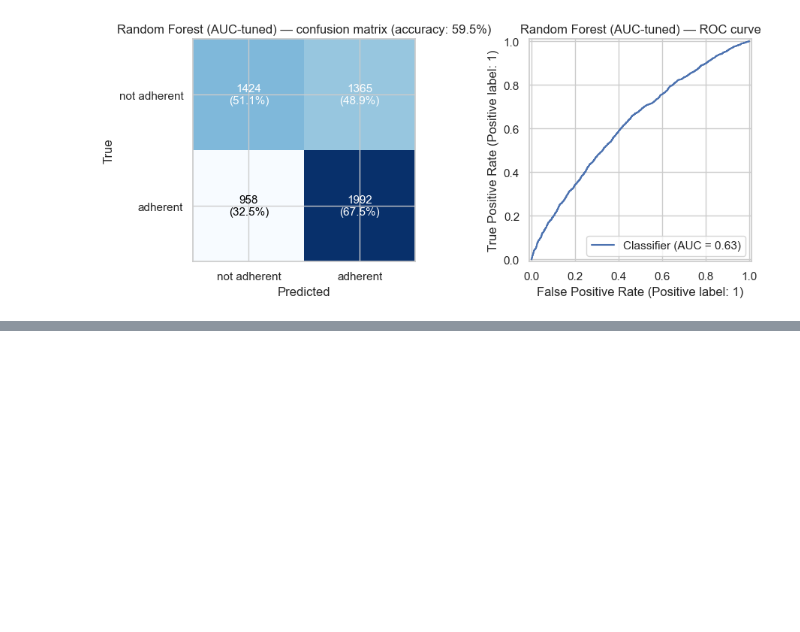
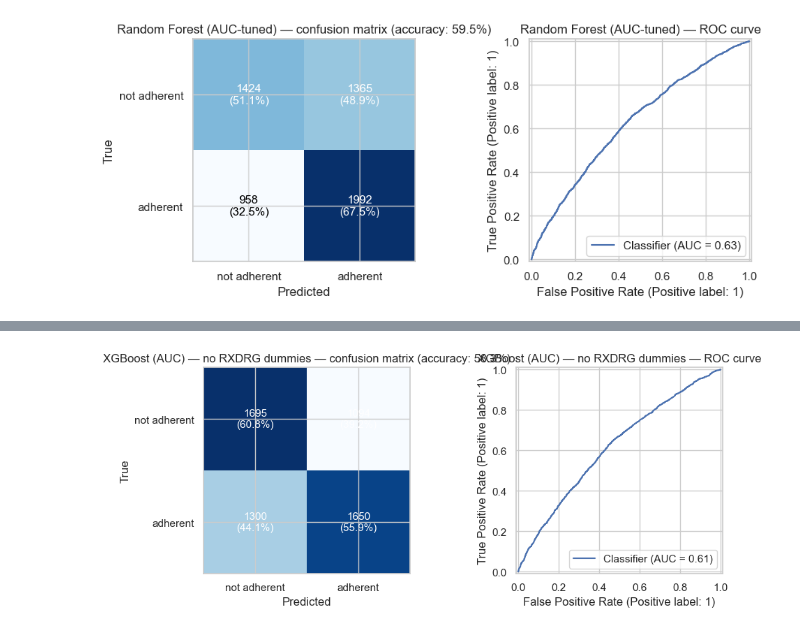
Before and after one commit to FrianaEngineer/Medical-Adherence, a Jupyter notebook: Notebooks/allYearMergeClean.ipynb, the cells around one changed output, grey strips where cells are left out. Cells and saved outputs as stored; diff of their text form; code cells hidden in the pictures; blank space fills up the shorter version.

```diff
--- a/Notebooks/allYearMergeClean.ipynb
+++ b/Notebooks/allYearMergeClean.ipynb
@@ -1557,0 +1742,64 @@ print(
+# %%
+# HalvingGridSearchCV — AUC-tuned XGBoost (same settings as 2023_clean)
+
+cv = StratifiedKFold(n_splits=CV_FOLDS, shuffle=True, random_state=RANDOM_STATE)
+search_xgb_auc = HalvingGridSearchCV(
+    estimator=XGBClassifier(
+        objective="binary:logistic",
+        eval_metric="auc",
+        random_state=RANDOM_STATE,
+        n_jobs=1,
+        tree_method="hist",
+        scale_pos_weight=scale_pos_weight,
+        verbosity=0,
+    ),
+    param_grid=XGB_PARAM_GRID,
+    scoring="roc_auc",
+    cv=cv,
+    factor=3,
+    resource="n_samples",
+    random_state=RANDOM_STATE,
+    n_jobs=-1,
+    verbose=1,
+    refit=True,
+)
+
+t0 = time.perf_counter()
+search_xgb_auc.fit(X_train_xgb, y_train_xgb)
+print(f"\nDone in {(time.perf_counter() - t0) / 60:.1f} minutes")
+print("Best params:", search_xgb_auc.best_params_)
+print(f"Best CV roc_auc: {search_xgb_auc.best_score_:.4f}")
+print(
+    f"Iterations run: {search_xgb_auc.n_iterations_} | "
+    f"n_candidates per iter: {search_xgb_auc.n_candidates_} | "
+    f"n_resources per iter: {search_xgb_auc.n_resources_}"
+)
+
+best_xgb_auc = search_xgb_auc.best_estimator_
+y_pred_xgb_auc = best_xgb_auc.predict(X_test_xgb)
+y_proba_xgb_auc = best_xgb_auc.predict_proba(X_test_xgb)[:, 1]
+
+print(f"\nTest ROC-AUC: {roc_auc_score(y_test_xgb, y_proba_xgb_auc):.4f}")
+print("\nClassification report (test set):")
+print(classification_report(y_test_xgb, y_pred_xgb_auc, digits=3))
+
+cm_xgb_auc = confusion_matrix(y_test_xgb, y_pred_xgb_auc)
+print("Confusion matrix (test set):")
+print(cm_xgb_auc)
+
+fig, axes = plt.subplots(1, 2, figsize=(10, 4))
+plot_cm_with_recall(
+    cm_xgb_auc, axes[0], "XGBoost (AUC) — no RXDRG dummies — confusion matrix"
+)
+RocCurveDisplay.from_predictions(y_test_xgb, y_proba_xgb_auc, ax=axes[1])
+axes[1].set_title("XGBoost (AUC) — no RXDRG dummies — ROC curve")
+plt.tight_layout()
+plt.show()
+
+best_params_xgb_auc = {
+    k: best_xgb_auc.get_params()[k]
+    for k in XGB_PARAM_GRID
+    if k in best_xgb_auc.get_params()
+}
+best_score_xgb_auc = float(search_xgb_auc.best_score_)
+# %% [output]
@@ -1557,0 +1823 @@ print(
+[figure, added]
```
Also changed, not shown: parts of 9 cells of this notebook, 1 other file.
